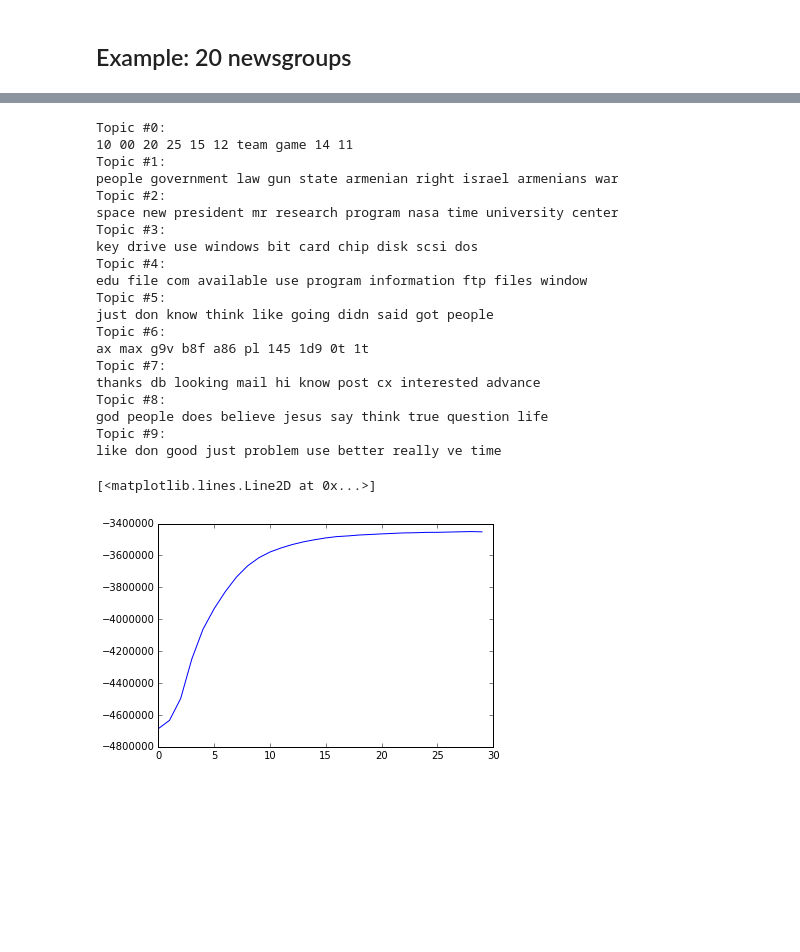
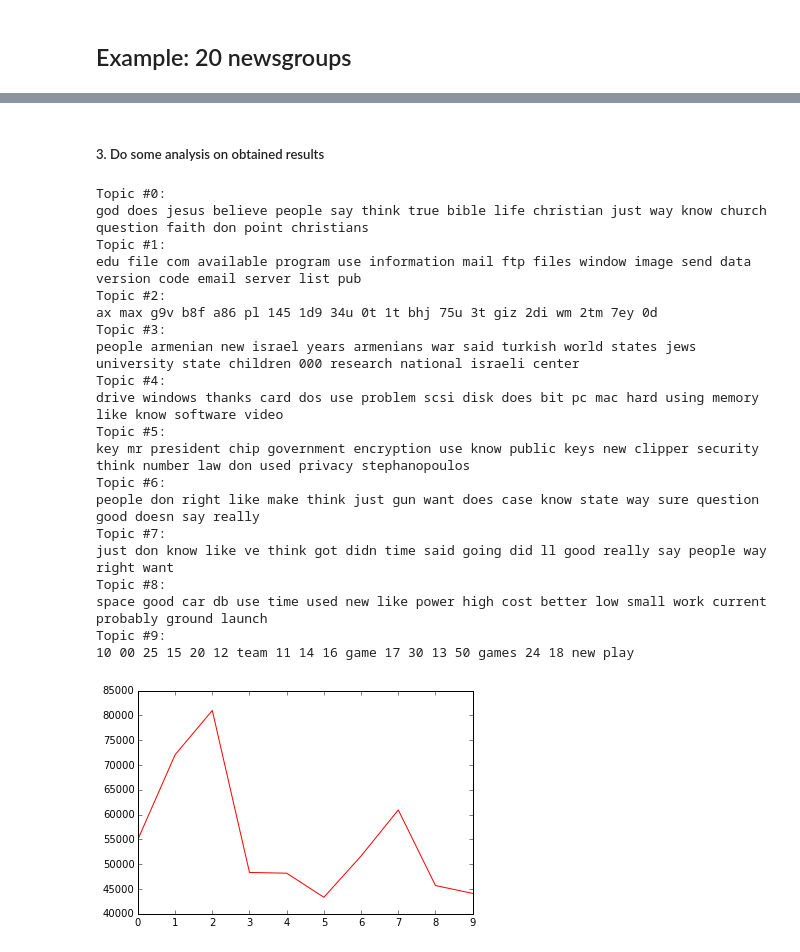
Before and after one commit to AmazaspShumik/sklearn-bayes, a Jupyter notebook: ipython_notebooks_tutorials/decomposition_models/example_lda.ipynb, the cells around one changed output, grey strips where cells are left out. Cells and saved outputs as stored; diff of their text form; code cells hidden in the pictures; blank space fills up the shorter version.

```diff
--- a/ipython_notebooks_tutorials/decomposition_models/example_lda.ipynb
+++ b/ipython_notebooks_tutorials/decomposition_models/example_lda.ipynb
@@ -67,35 +76,40 @@ collected 29 sample in burn-in stage, time spent on sample = 10.3853740692, log-
+# %% [markdown]
+##### 3. Do some analysis on obtained results
 # %%
+# find top words for each topic
 def print_top_words(model, feature_names, n_top_words):
        for topic_idx, topic in enumerate(model.word_topic_.T):
            print("Topic #%d:" % topic_idx)
            print(" ".join([feature_names[i]
                        for i in topic.argsort()[:-n_top_words - 1:-1]]))
 tf_feature_names = tf_vectorizer.get_feature_names()
-print_top_words(lda,tf_feature_names,10)
+print_top_words(lda,tf_feature_names,20)
 # %% [output]
 Topic #0:
-10 00 20 25 15 12 team game 14 11
+god does jesus believe people say think true bible life christian just way know church question faith don point christians
 Topic #1:
-people government law gun state armenian right israel armenians war
+edu file com available program use information mail ftp files window image send data version code email server list pub
 Topic #2:
-space new president mr research program nasa time university center
+ax max g9v b8f a86 pl 145 1d9 34u 0t 1t bhj 75u 3t giz 2di wm 2tm 7ey 0d
 Topic #3:
-key drive use windows bit card chip disk scsi dos
+people armenian new israel years armenians war said turkish world states jews university state children 000 research national israeli center
 Topic #4:
-edu file com available use program information ftp files window
+drive windows thanks card dos use problem scsi disk does bit pc mac hard using memory like know software video
 Topic #5:
-just don know think like going didn said got people
+key mr president chip government encryption use know public keys new clipper security think number law don used privacy stephanopoulos
 Topic #6:
-ax max g9v b8f a86 pl 145 1d9 0t 1t
+people don right like make think just gun want does case know state way sure question good doesn say really
 Topic #7:
-thanks db looking mail hi know post cx interested advance
+just don know like ve think got didn time said going did ll good really say people way right want
 Topic #8:
-god people does believe jesus say think true question life
+space good car db use time used new like power high cost better low small work current probably ground launch
 Topic #9:
-like don good just problem use better really ve time
+10 00 25 15 20 12 team 11 14 16 game 17 30 13 50 games 24 18 new play
 # %%
 import matplotlib.pyplot as plt
-plt.plot(lda.scores_)
+
+# find number of words assigned to each topic
+plt.plot(lda.topics_,'r-')
+plt.show()
 # %% [output]
-[<matplotlib.lines.Line2D at 0x...>]
-[figure, old version]
+[figure, new version]
```
Also changed, not shown: parts of 10 cells of this notebook.
